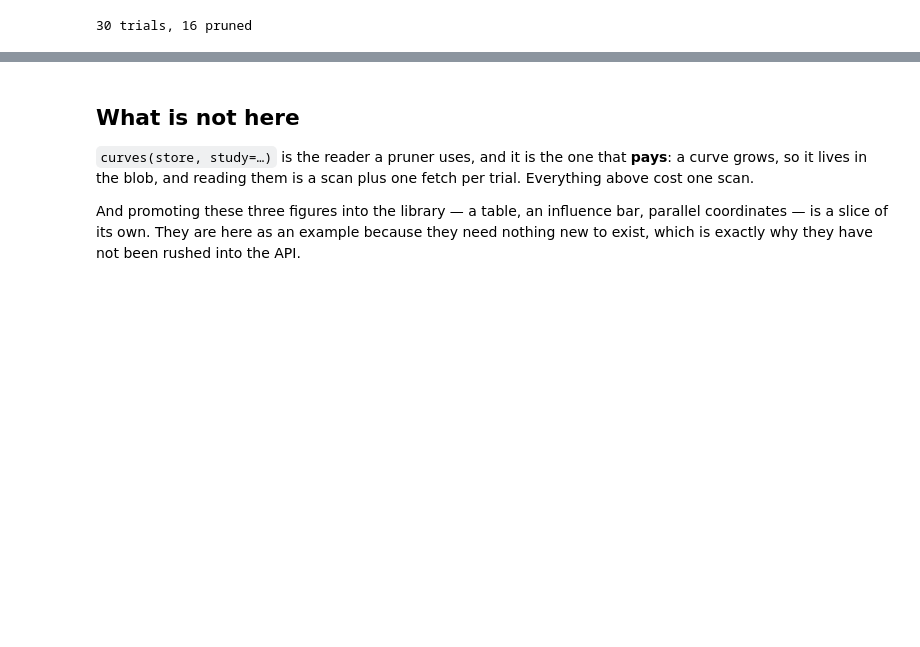
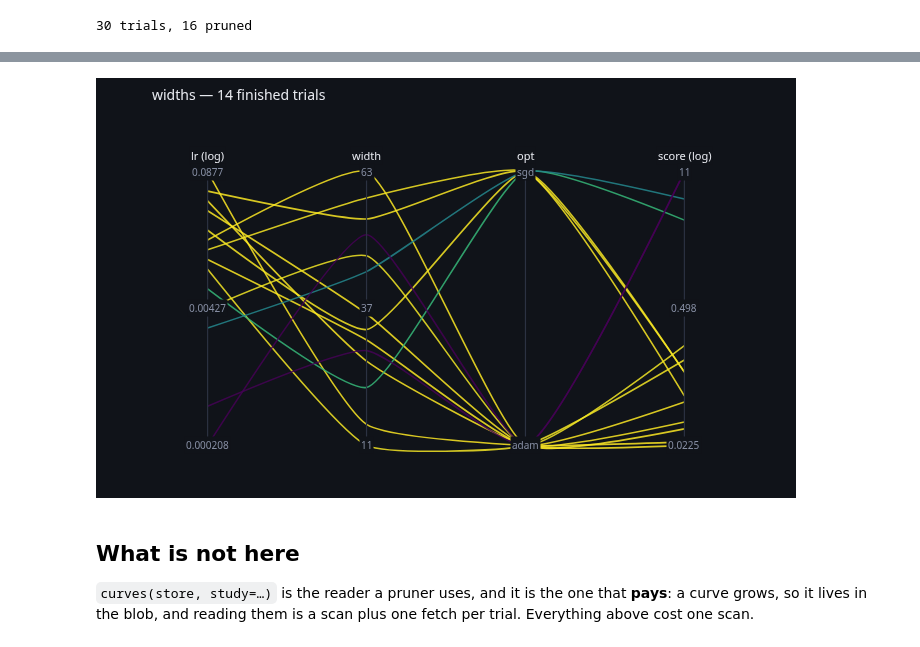
Before and after one commit to manucouto1/soma, a Jupyter notebook: examples/04-a-study.ipynb, the cells around one changed output, grey strips where cells are left out. Saved outputs shown, nothing was run; the diff lists cells and outputs as text; code cells hidden in the pictures; blank space fills up the shorter version.

```diff
--- a/examples/04-a-study.ipynb
+++ b/examples/04-a-study.ipynb
@@ -336,11 +207,10 @@ go.Figure(
+# %%
+coordinates(store, space, study=STUDY, goal="min")
+# %% [output]
+[figure, added]
 # %% [markdown]
 ## What is not here
 
 `curves(store, study=…)` is the reader a pruner uses, and it is the one that
 **pays**: a curve grows, so it lives in the blob, and reading them is a scan
 plus one fetch per trial. Everything above cost one scan.
-
-And promoting these three figures into the library — a table, an influence
-bar, parallel coordinates — is a slice of its own. They are here as an example
-because they need nothing new to exist, which is exactly why they have not
-been rushed into the API.
```
Also changed, not shown: parts of 12 cells of this notebook, 11 other files.
